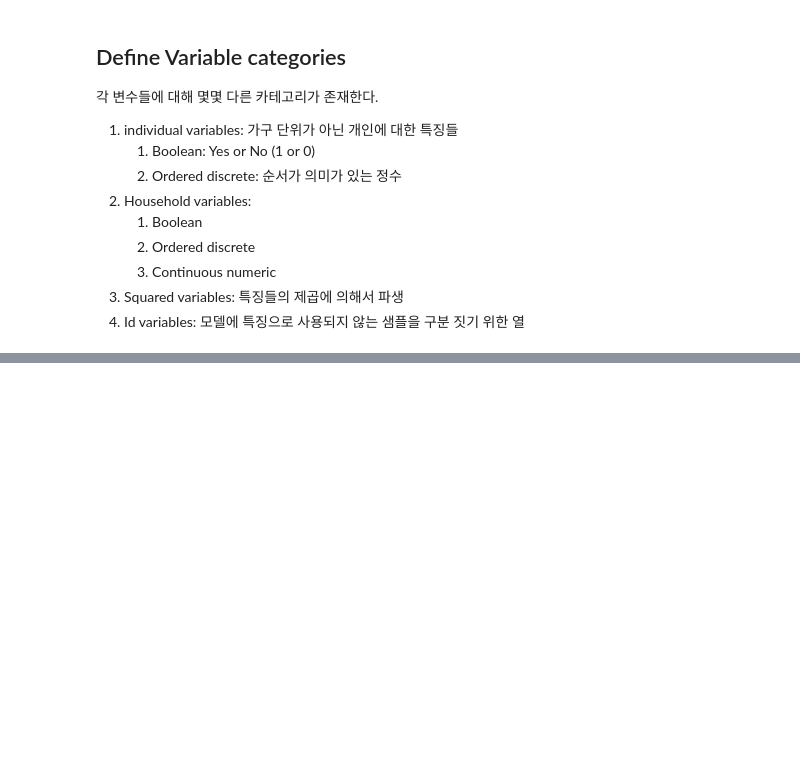
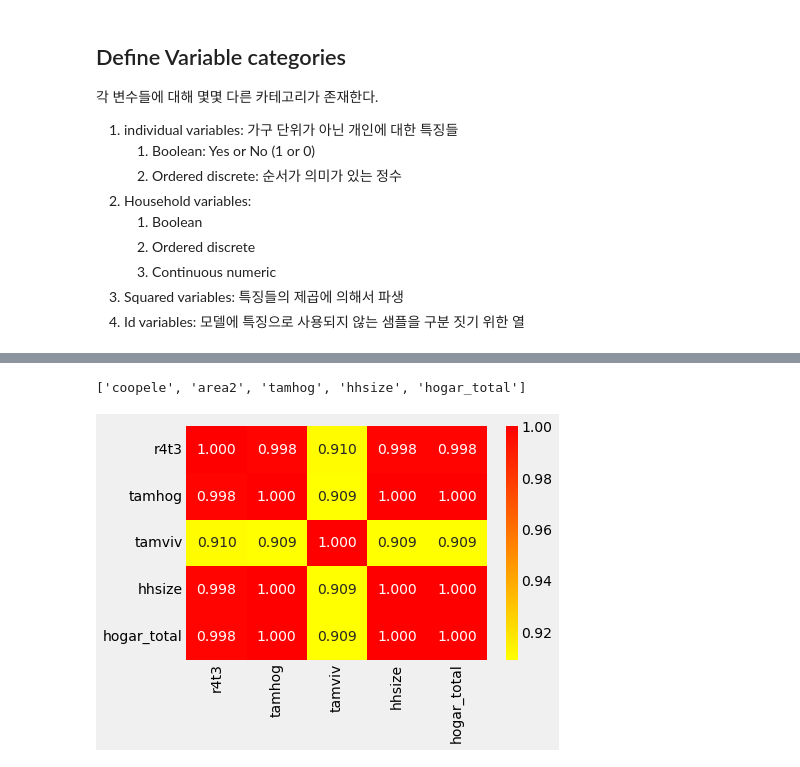
Before and after one commit to HyeonGeunY/costa-rican, a Jupyter notebook: notebooks/A_Complete_Introduction_and_Walkthrough.ipynb, the cells around one changed output, grey strips where cells are left out. Cells and saved outputs as stored; diff of their text form; code cells hidden in the pictures; blank space fills up the shorter version.

```diff
--- a/notebooks/A_Complete_Introduction_and_Walkthrough.ipynb
+++ b/notebooks/A_Complete_Introduction_and_Walkthrough.ipynb
@@ -423,0 +454,3 @@ id_ = ["Id", "idhogar", "Target"]
+# %%
+sqr_ = ['SQBescolari', 'SQBage', 'SQBhogar_total', 'SQBedjefe',
+        'SQBhogar_nin', 'SQBovercrowding', 'SQBdependency', 'SQBmeaned', 'agesq']
@@ -423,0 +493,4 @@ id_ = ["Id", "idhogar", "Target"]
+# %%
+heads = data.loc[data['parentesco1'] == 1, :]
+heads = heads[id_ + hh_bool + hh_cont + hh_ordered]
+heads.shape
@@ -423,0 +507,4 @@ id_ = ["Id", "idhogar", "Target"]
+# %%
+corr_matrix = get_features_over_corr(heads, 0.95)
+# %% [output]
+['coopele', 'area2', 'tamhog', 'hhsize', 'hogar_total']
@@ -423,0 +513,5 @@ id_ = ["Id", "idhogar", "Target"]
+# %%
+heatmap = HeatmapSeabornWithThreshold()
+heatmap('tamhog', corr_matrix)
+# %% [output]
+[figure, added]
```
Also changed, not shown: parts of 116 cells of this notebook, 3 other files.
